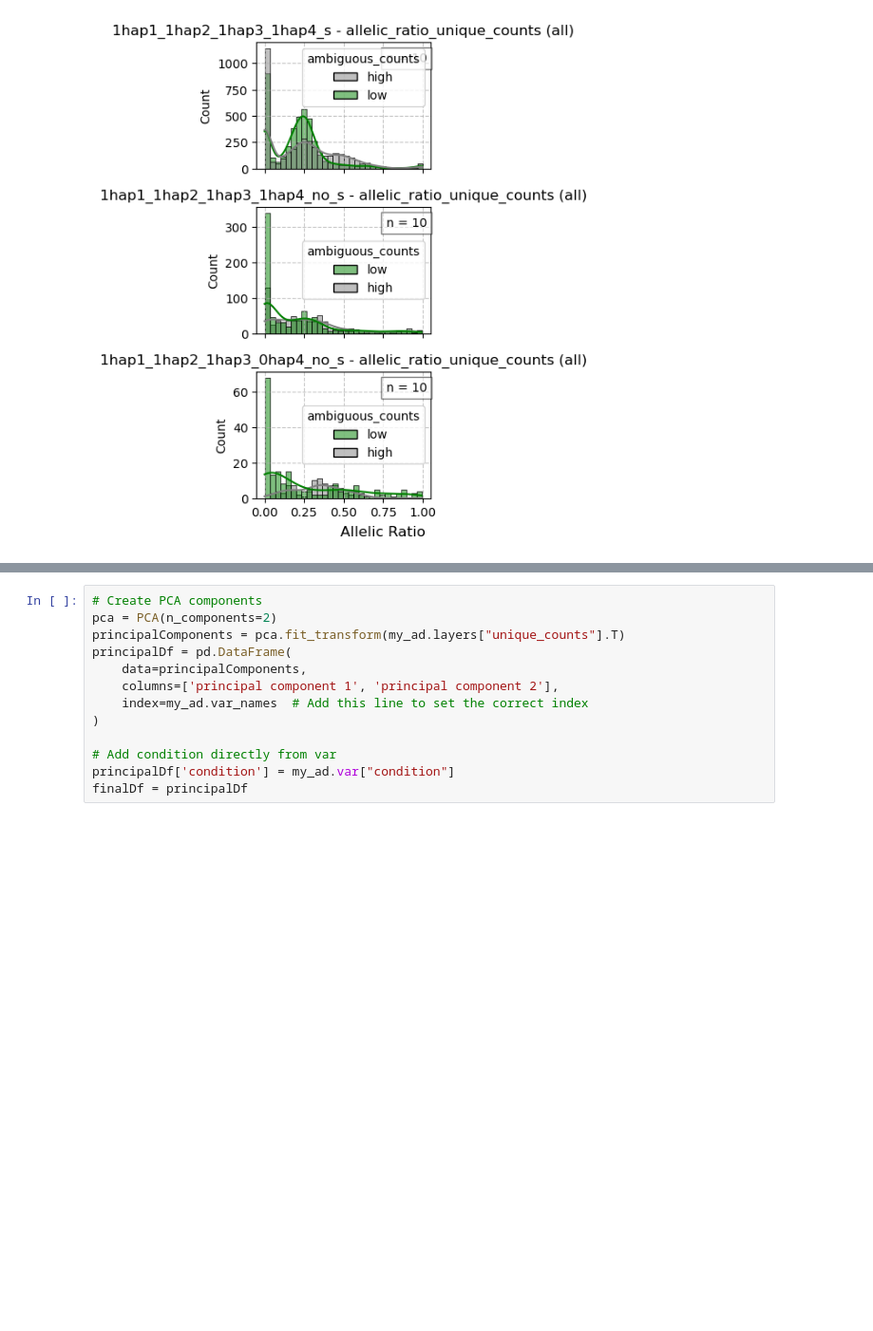
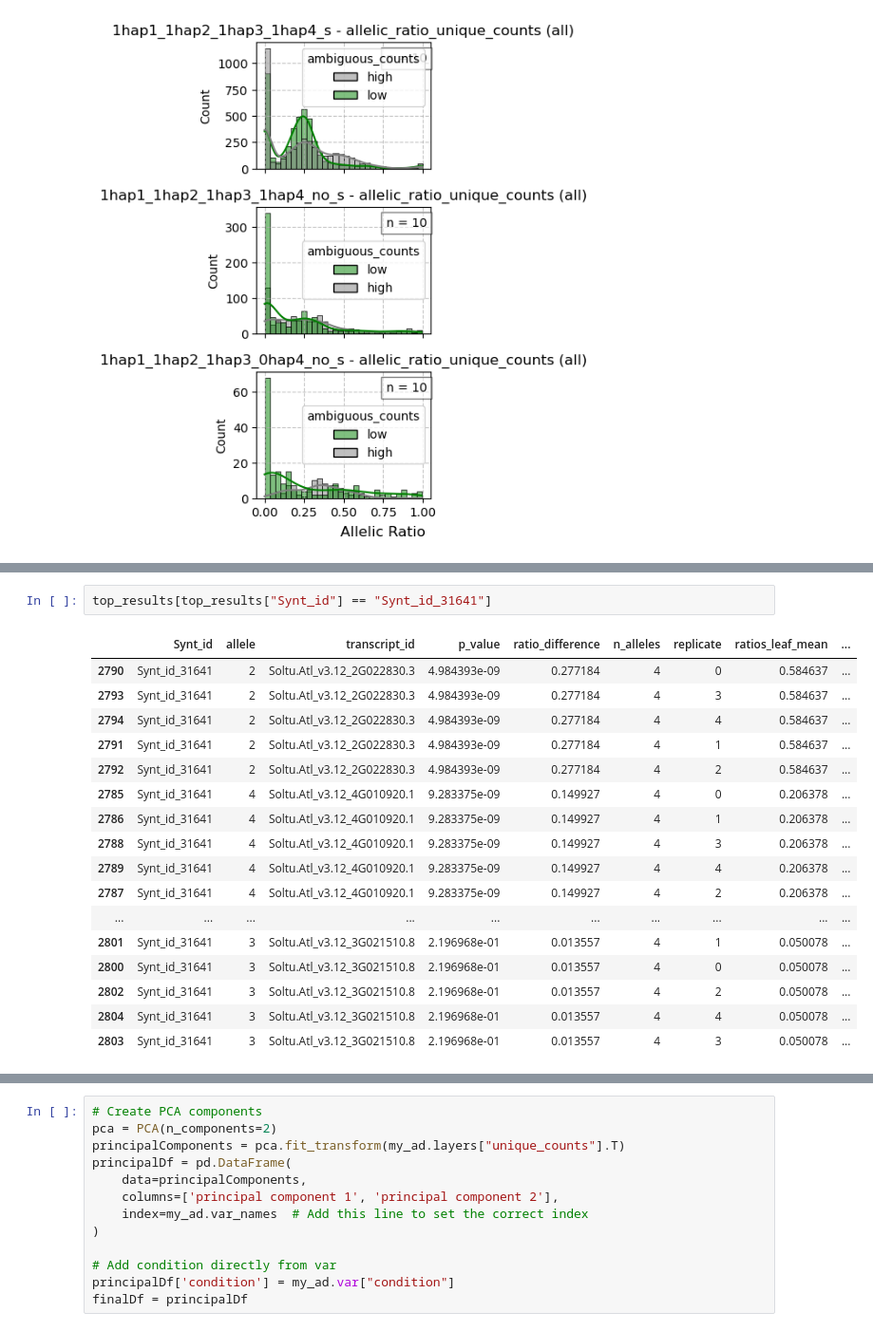
Before and after one commit to nadjano/polyase, a Jupyter notebook: .notebooks/long_readRNA_seq_counts_allele_atlantic.ipynb, the cells around one changed output, grey strips where cells are left out. Shown at 95% size. Cells and saved outputs as stored; diff of their text form; blank space fills up the shorter version.

```diff
--- a/.notebooks/long_readRNA_seq_counts_allele_atlantic.ipynb
+++ b/.notebooks/long_readRNA_seq_counts_allele_atlantic.ipynb
@@ -443,0 +454,20 @@ top_results
+# %%
+top_results[top_results["Synt_id"] == "Synt_id_31641"]
+# %% [output]
+|  | Synt_id | allele | transcript_id | p_value | ratio_difference | n_alleles | replicate | ratios_leaf_mean | ... |
+| 2790 | Synt_id_31641 | 2 | Soltu.Atl_v3.12_2G022830.3 | 4.984393e-09 | 0.277184 | 4 | 0 | 0.584637 | ... |
+| 2793 | Synt_id_31641 | 2 | Soltu.Atl_v3.12_2G022830.3 | 4.984393e-09 | 0.277184 | 4 | 3 | 0.584637 | ... |
+| 2794 | Synt_id_31641 | 2 | Soltu.Atl_v3.12_2G022830.3 | 4.984393e-09 | 0.277184 | 4 | 4 | 0.584637 | ... |
+| 2791 | Synt_id_31641 | 2 | Soltu.Atl_v3.12_2G022830.3 | 4.984393e-09 | 0.277184 | 4 | 1 | 0.584637 | ... |
+| 2792 | Synt_id_31641 | 2 | Soltu.Atl_v3.12_2G022830.3 | 4.984393e-09 | 0.277184 | 4 | 2 | 0.584637 | ... |
+| 2785 | Synt_id_31641 | 4 | Soltu.Atl_v3.12_4G010920.1 | 9.283375e-09 | 0.149927 | 4 | 0 | 0.206378 | ... |
+| 2786 | Synt_id_31641 | 4 | Soltu.Atl_v3.12_4G010920.1 | 9.283375e-09 | 0.149927 | 4 | 1 | 0.206378 | ... |
+| 2788 | Synt_id_31641 | 4 | Soltu.Atl_v3.12_4G010920.1 | 9.283375e-09 | 0.149927 | 4 | 3 | 0.206378 | ... |
+| 2789 | Synt_id_31641 | 4 | Soltu.Atl_v3.12_4G010920.1 | 9.283375e-09 | 0.149927 | 4 | 4 | 0.206378 | ... |
+| 2787 | Synt_id_31641 | 4 | Soltu.Atl_v3.12_4G010920.1 | 9.283375e-09 | 0.149927 | 4 | 2 | 0.206378 | ... |
+| ... | ... | ... | ... | ... | ... | ... | ... | ... | ... |
+| 2801 | Synt_id_31641 | 3 | Soltu.Atl_v3.12_3G021510.8 | 2.196968e-01 | 0.013557 | 4 | 1 | 0.050078 | ... |
+| 2800 | Synt_id_31641 | 3 | Soltu.Atl_v3.12_3G021510.8 | 2.196968e-01 | 0.013557 | 4 | 0 | 0.050078 | ... |
+| 2802 | Synt_id_31641 | 3 | Soltu.Atl_v3.12_3G021510.8 | 2.196968e-01 | 0.013557 | 4 | 2 | 0.050078 | ... |
+| 2804 | Synt_id_31641 | 3 | Soltu.Atl_v3.12_3G021510.8 | 2.196968e-01 | 0.013557 | 4 | 4 | 0.050078 | ... |
+| 2803 | Synt_id_31641 | 3 | Soltu.Atl_v3.12_3G021510.8 | 2.196968e-01 | 0.013557 | 4 | 3 | 0.050078 | ... |
```
Also changed, not shown: parts of 17 cells of this notebook, 1 other file.
